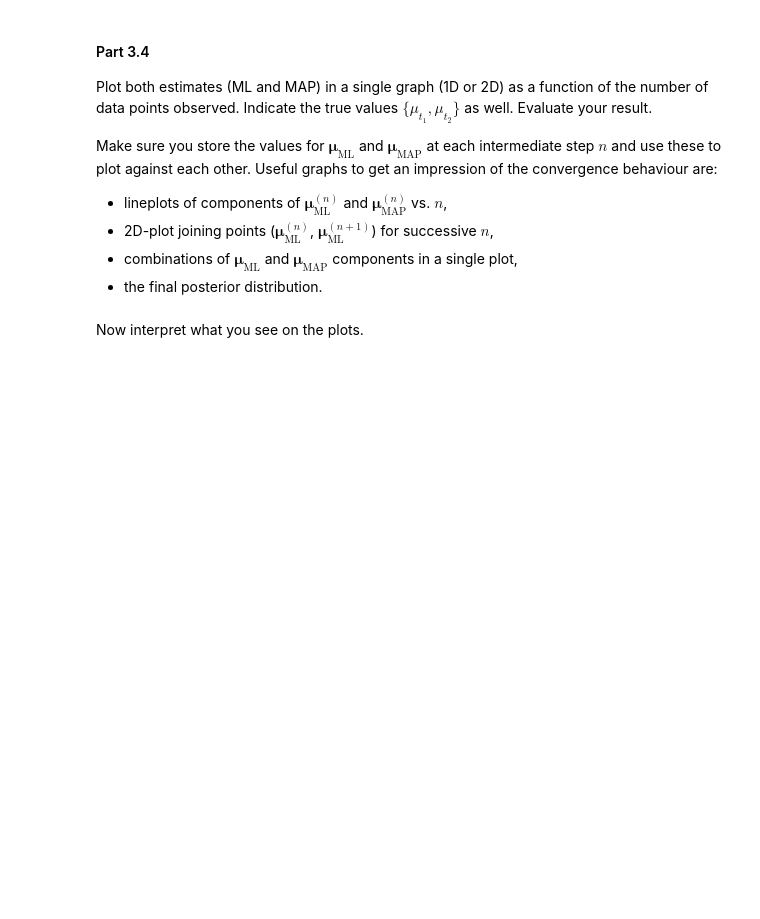
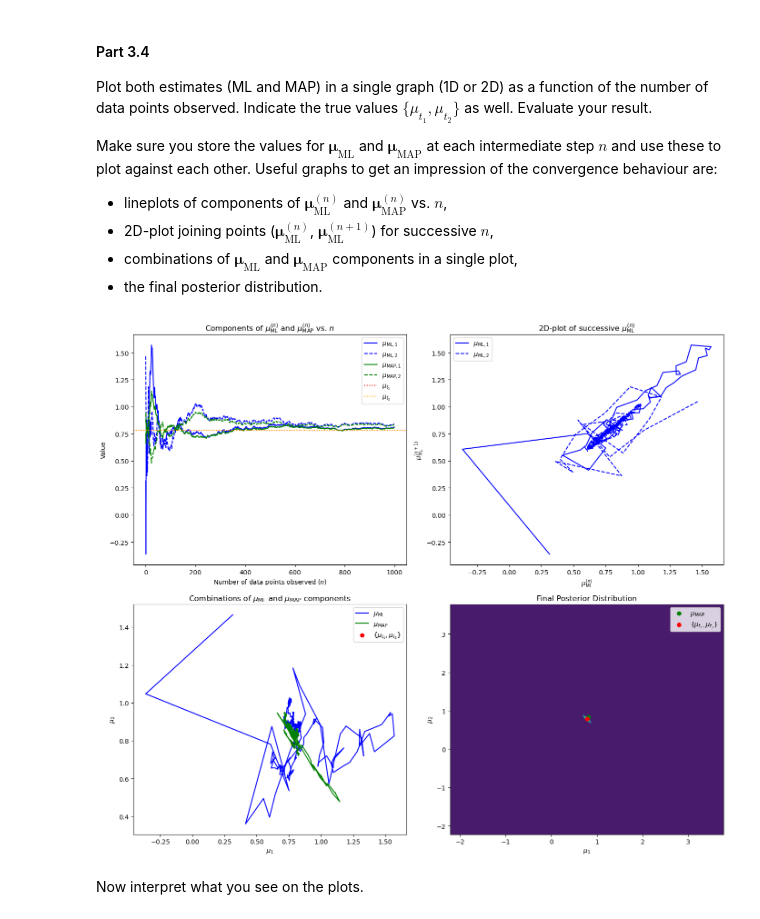
Before and after one commit to meraxion/SML24, a Jupyter notebook: SML24_as02/SML24_as02_3.ipynb, the cells around one changed output. Cells and saved outputs as stored; diff of their text form; code cells hidden in the pictures; blank space fills up the shorter version.

```diff
--- a/SML24_as02/SML24_as02_3.ipynb
+++ b/SML24_as02/SML24_as02_3.ipynb
@@ -339,0 +336,18 @@ YOUR ANSWER HERE
+# %%
+"""
+Calculate the maximum likelihood of the mean.
+"""
+mu_0 = np.array([0, 0])
+def update_mean(mu, x, n):
+    return mu + (x - mu) / n
+
+def mean_max_likelihood(data, mu_0):
+    mu_results = np.zeros((len(data), 2))
+    mu = mu_0
+    for i, x in enumerate(data):
+        mu = update_mean(mu, x, i+1)
+        mu_results[i] = mu
+    return mu_results
+
+ml_results = mean_max_likelihood(data, mu_0)
+print(f"Mean maximum likelihood: {ml_results[-1]}")
@@ -386,3 +427,75 @@ raise NotImplementedError()
+# %%
+"""
+Plots of ML and MAP estimates.
+"""
+import numpy as np
+import matplotlib.pyplot as plt
+
+# Assuming ml_results and map_results are defined
+# Example:
+# ml_results = np.random.rand(100, 2)  # Replace with actual ML results
+# map_results = np.random.rand(100, 2)  # Replace with actual MAP results
+true_values = mu_t  # Replace with actual true values
+
+# Define the number of data points observed
+n_points = len(ml_results)
+
+# Create subplots
+fig, axs = plt.subplots(2, 2, figsize=(14, 12))
+
+# Plot 1: Lineplots of components of μ_ML^(n) and μ_MAP^(n) vs. n
+axs[0, 0].plot(range(n_points), ml_results[:, 0], label=r'$\mu_{\mathrm{ML},1}$', color='blue')
+axs[0, 0].plot(range(n_points), ml_results[:, 1], label=r'$\mu_{\mathrm{ML},2}$', color='blue', linestyle='dashed')
+axs[0, 0].plot(range(n_points), map_results[:, 0], label=r'$\mu_{\mathrm{MAP},1}$', color='green')
+axs[0, 0].plot(range(n_points), map_results[:, 1], label=r'$\mu_{\mathrm{MAP},2}$', color='green', linestyle='dashed')
+axs[0, 0].axhline(y=true_values[0], color='red', linestyle='dotted', label=r'$\mu_{t_1}$')
+axs[0, 0].axhline(y=true_values[1], color='orange', linestyle='dotted', label=r'$\mu_{t_2}$')
+axs[0, 0].set_title(r'Components of $\mu_{\mathrm{ML}}^{(n)}$ and $\mu_{\mathrm{MAP}}^{(n)}$ vs. $n$')
+axs[0, 0].set_xlabel('Number of data points observed ($n$)')
+axs[0, 0].set_ylabel('Value')
+axs[0, 0].legend()
+
+# Plot 2: 2D-plot joining points (μ_ML^(n), μ_ML^(n+1)) for successive n
+axs[0, 1].plot(ml_results[:-1, 0], ml_results[1:, 0], label=r'$\mu_{\mathrm{ML},1}$', color='blue')
+axs[0, 1].plot(ml_results[:-1, 1], ml_results[1:, 1], label=r'$\mu_{\mathrm{ML},2}$', color='blue', linestyle='dashed')
+axs[0, 1].set_title(r'2D-plot of successive $\mu_{\mathrm{ML}}^{(n)}$')
+axs[0, 1].set_xlabel(r'$\mu_{\mathrm{ML}}^{(n)}$')
+axs[0, 1].set_ylabel(r'$\mu_{\mathrm{ML}}^{(n+1)}$')
+axs[0, 1].legend()
+
+# Plot 3: Combinations of μ_ML and μ_MAP components in a single plot
+axs[1, 0].plot(ml_results[:, 0], ml_results[:, 1], label=r'$\mu_{\mathrm{ML}}$', color='blue')
+axs[1, 0].plot(map_results[:, 0], map_results[:, 1], label=r'$\mu_{\mathrm{MAP}}$', color='green')
+axs[1, 0].scatter(true_values[0], true_values[1], color='red', label=r'$\{\mu_{t_1}, \mu_{t_2}\}$')
+axs[1, 0].set_title(r'Combinations of $\mu_{\mathrm{ML}}$ and $\mu_{\mathrm{MAP}}$ components')
+axs[1, 0].set_xlabel(r'$\mu_1$')
+axs[1, 0].set_ylabel(r'$\mu_2$')
+axs[1, 0].legend()
+
+# Plot 4: Final posterior distribution (assuming a 2D Gaussian for simplicity)
+from scipy.stats import multivariate_normal
+
+# Example covariance matrix for the posterior distribution
+cov_matrix = np.cov(map_results.T)
+
+x, y = np.mgrid[true_values[0]-3:true_values[0]+3:.01, true_values[1]-3:true_values[1]+3:.01]
+pos = np.dstack((x, y))
+rv = multivariate_normal(true_values, cov_matrix)
+axs[1, 1].contourf(x, y, rv.pdf(pos), cmap='viridis')
+axs[1, 1].scatter(map_results[-1, 0], map_results[-1, 1], color='green', label=r'$\mu_{\mathrm{MAP}}$')
+axs[1, 1].scatter(true_values[0], true_values[1], color='red', label=r'$\{\mu_{t_1}, \mu_{t_2}\}$')
+axs[1, 1].set_title('Final Posterior Distribution')
+axs[1, 1].set_xlabel(r'$\mu_1$')
+axs[1, 1].set_ylabel(r'$\mu_2$')
+axs[1, 1].legend()
+
+# Adjust layout
+plt.tight_layout()
+
+# Show plots
+plt.show()
+# %% [output]
+[figure, added]
 # %% [markdown]
 Now interpret what you see on the plots.
 # %% [markdown]
```
Also changed, not shown: parts of 10 cells of this notebook.
